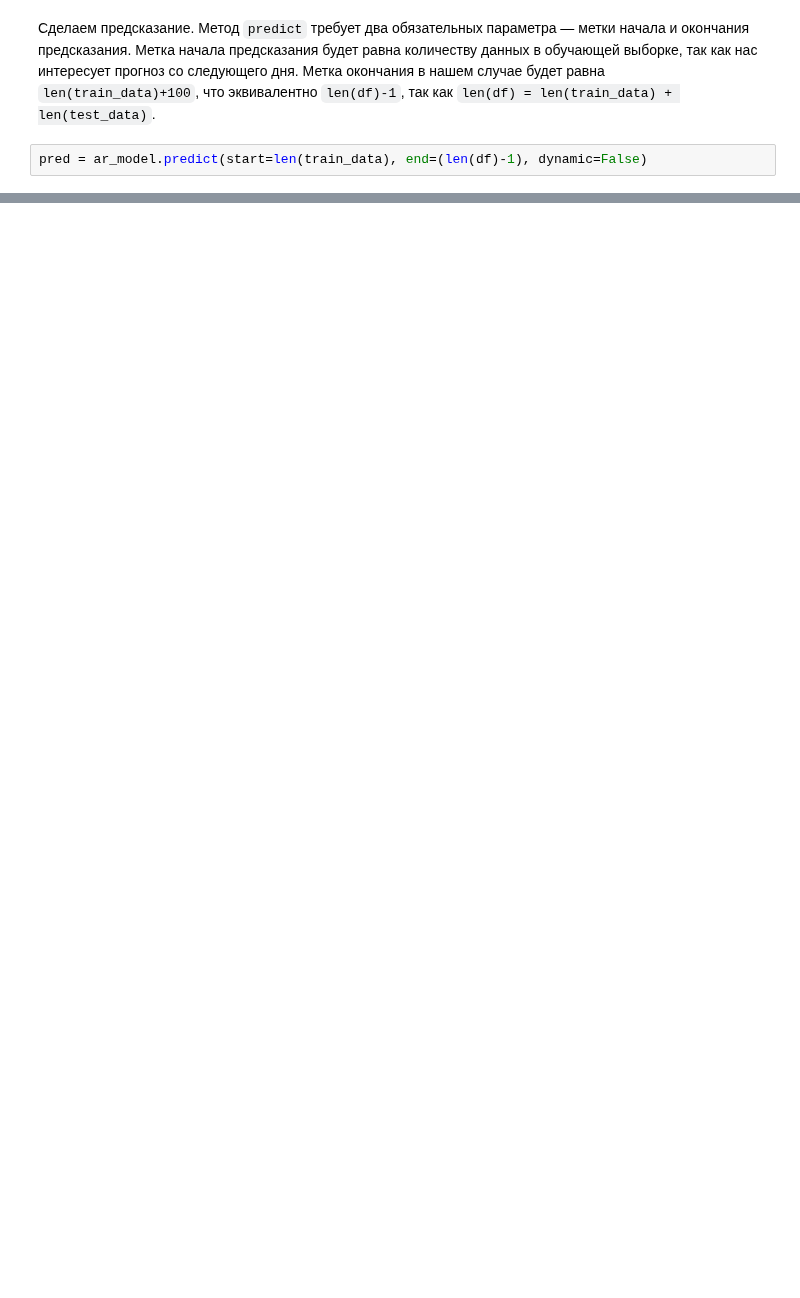
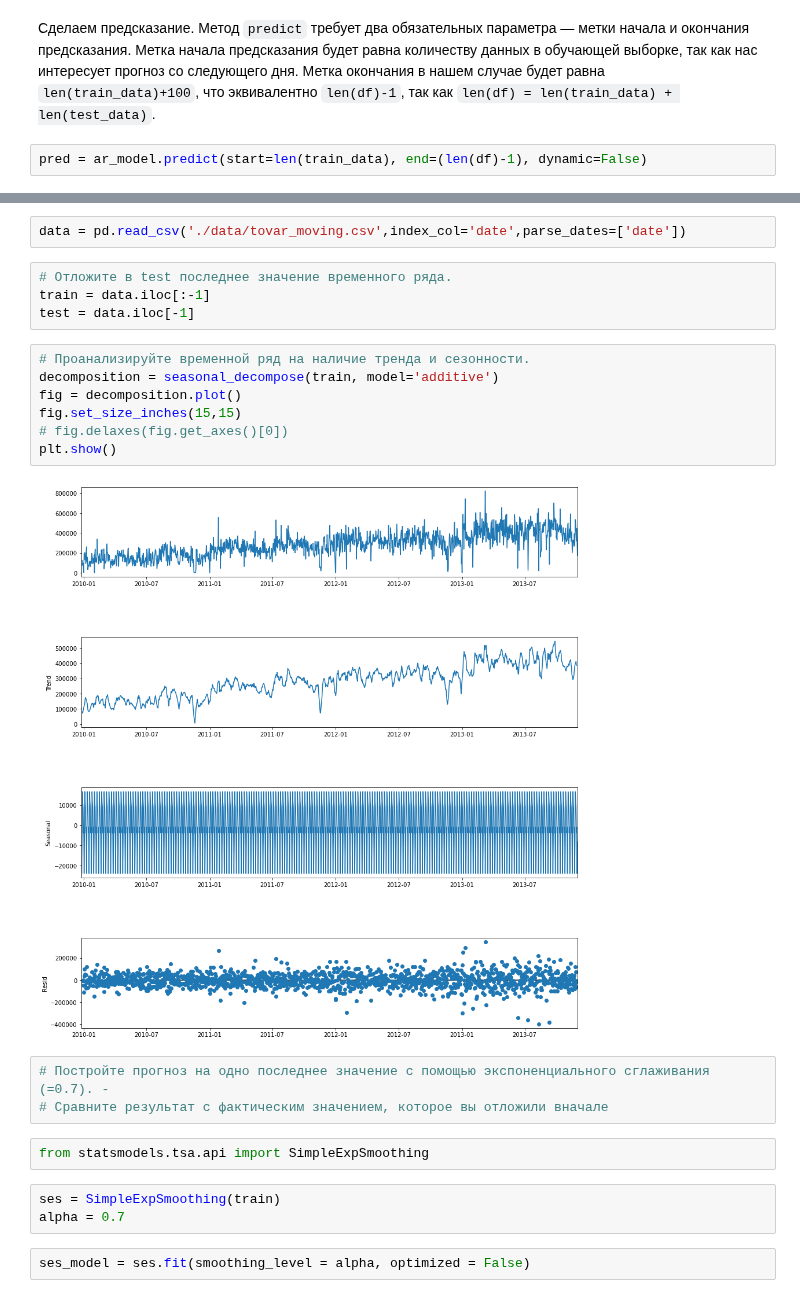
Before and after one commit to IvanovDmitryV/skillfactory_rds, a Jupyter notebook: Unit_7_restart/MATHML_Module_12.ipynb, the cells around one changed output, grey strips where cells are left out. Drawn from its saved outputs; the diff is of its cells as text; blank space fills up the shorter version.

```diff
--- a/Unit_7_restart/MATHML_Module_12.ipynb
+++ b/Unit_7_restart/MATHML_Module_12.ipynb
@@ -176,0 +215,25 @@ pred = ar_model.predict(start=len(train_data), end=(len(df)-1), dynamic=False)
+# %%
+data = pd.read_csv('./data/tovar_moving.csv',index_col='date',parse_dates=['date'])
+# %%
+# Отложите в test последнее значение временного ряда.
+train = data.iloc[:-1]
+test = data.iloc[-1]
+# %%
+# Проанализируйте временной ряд на наличие тренда и сезонности.
+decomposition = seasonal_decompose(train, model='additive')
+fig = decomposition.plot()
+fig.set_size_inches(15,15)
+# fig.delaxes(fig.get_axes()[0])
+plt.show()
+# %% [output]
+[figure, added]
+# %%
+# Постройте прогноз на одно последнее значение с помощью экспоненциального сглаживания (=0.7). -
+# Сравните результат с фактическим значением, которое вы отложили вначале
+# %%
+from statsmodels.tsa.api import SimpleExpSmoothing
+# %%
+ses = SimpleExpSmoothing(train)
+alpha = 0.7
+# %%
+ses_model = ses.fit(smoothing_level = alpha, optimized = False)
```
Also changed, not shown: parts of 16 cells of this notebook, 4 other files.
